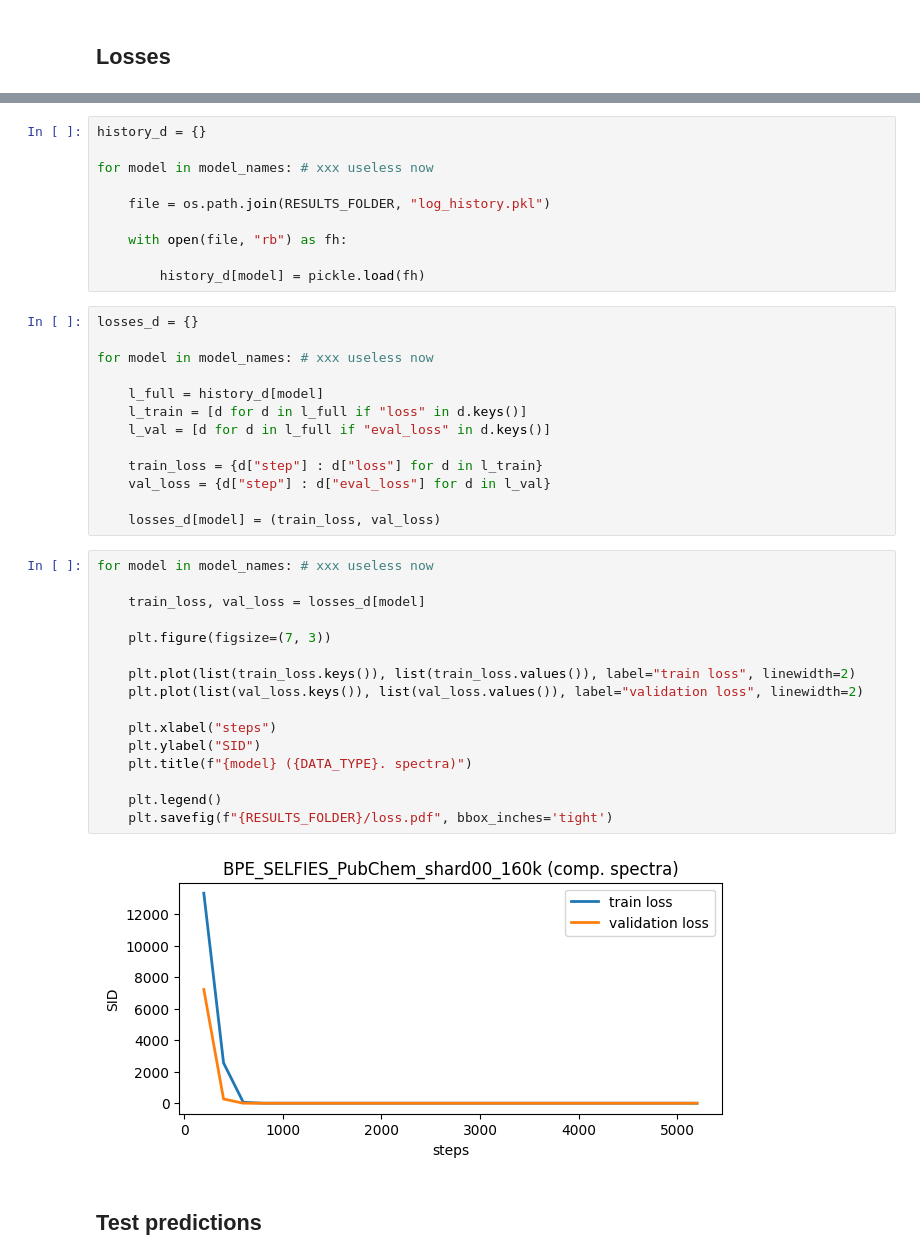
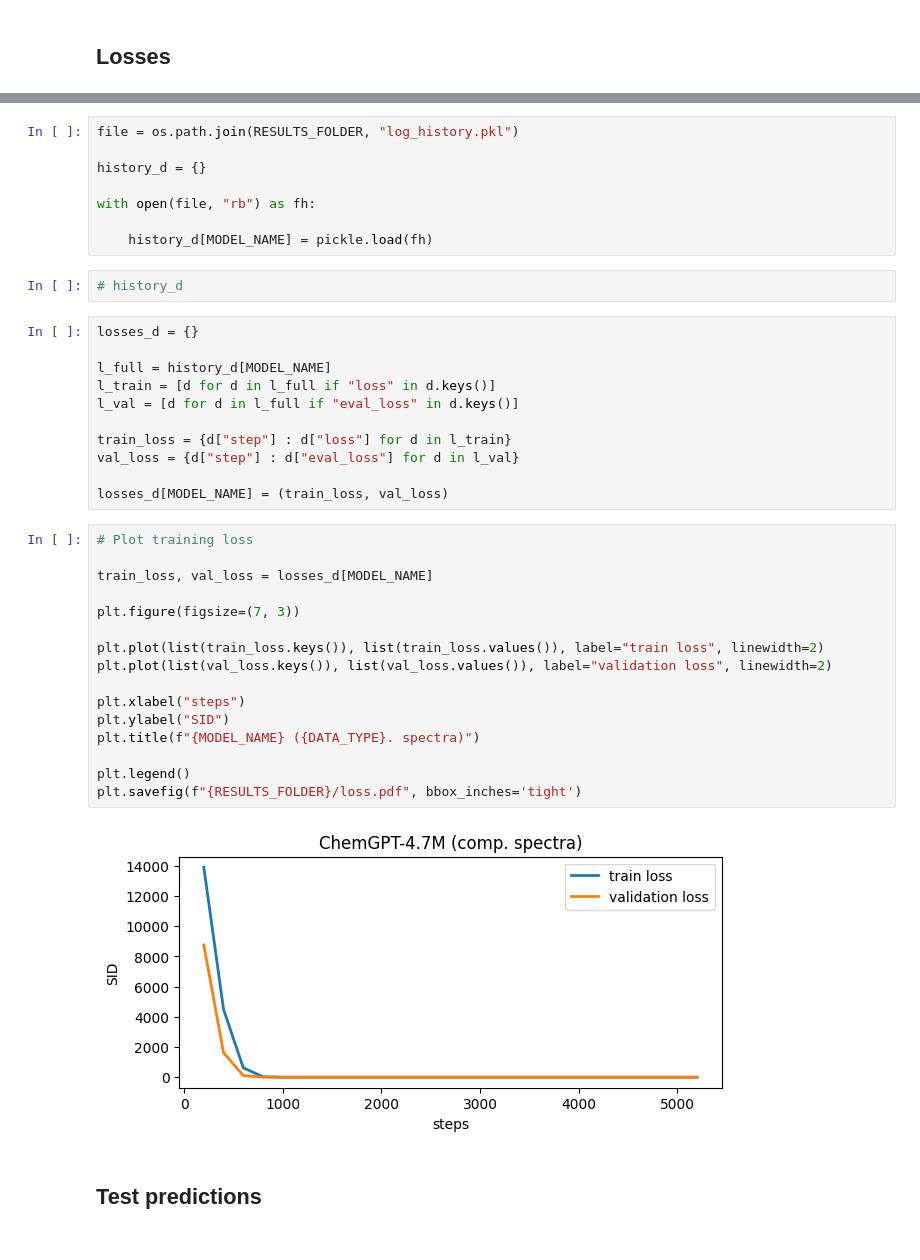
Before and after one commit to JeremCab/smiles2spec, a Jupyter notebook: notebooks/results/results.ipynb, the cells around one changed output, grey strips where cells are left out. Cells and saved outputs as stored; diff of their text form.

```diff
--- a/notebooks/results/results.ipynb
+++ b/notebooks/results/results.ipynb
@@ -180,44 +184,42 @@ RESULTS_FOLDER
 # %%
+file = os.path.join(RESULTS_FOLDER, "log_history.pkl")
+
 history_d = {}
 
-for model in model_names: # xxx useless now
+with open(file, "rb") as fh:
 
-    file = os.path.join(RESULTS_FOLDER, "log_history.pkl")
-
-    with open(file, "rb") as fh:
-
-        history_d[model] = pickle.load(fh)
+    history_d[MODEL_NAME] = pickle.load(fh)
+# %%
+# history_d
 # %%
 losses_d = {}
 
-for model in model_names: # xxx useless now
+l_full = history_d[MODEL_NAME]
+l_train = [d for d in l_full if "loss" in d.keys()]
+l_val = [d for d in l_full if "eval_loss" in d.keys()]
 
-    l_full = history_d[model]
-    l_train = [d for d in l_full if "loss" in d.keys()]
-    l_val = [d for d in l_full if "eval_loss" in d.keys()]
+train_loss = {d["step"] : d["loss"] for d in l_train}
+val_loss = {d["step"] : d["eval_loss"] for d in l_val}
 
-    train_loss = {d["step"] : d["loss"] for d in l_train}
-    val_loss = {d["step"] : d["eval_loss"] for d in l_val}
-
-    losses_d[model] = (train_loss, val_loss)
+losses_d[MODEL_NAME] = (train_loss, val_loss)
 # %%
-for model in model_names: # xxx useless now
+# Plot training loss
 
-    train_loss, val_loss = losses_d[model]
+train_loss, val_loss = losses_d[MODEL_NAME]
 
-    plt.figure(figsize=(7, 3))
+plt.figure(figsize=(7, 3))
 
-    plt.plot(list(train_loss.keys()), list(train_loss.values()), label="train loss", linewidth=2)
-    plt.plot(list(val_loss.keys()), list(val_loss.values()), label="validation loss", linewidth=2)
+plt.plot(list(train_loss.keys()), list(train_loss.values()), label="train loss", linewidth=2)
+plt.plot(list(val_loss.keys()), list(val_loss.values()), label="validation loss", linewidth=2)
 
-    plt.xlabel("steps")
-    plt.ylabel("SID")
-    plt.title(f"{model} ({DATA_TYPE}. spectra)")
+plt.xlabel("steps")
+plt.ylabel("SID")
+plt.title(f"{MODEL_NAME} ({DATA_TYPE}. spectra)")
 
-    plt.legend()
-    plt.savefig(f"{RESULTS_FOLDER}/loss.pdf", bbox_inches='tight')
+plt.legend()
+plt.savefig(f"{RESULTS_FOLDER}/loss.pdf", bbox_inches='tight')
 # %% [output]
-[figure, old version]
+[figure, new version]
 # %% [markdown]
 ## Test predictions
 # %%
```
Also changed, not shown: parts of 14 cells of this notebook, 1 other file.
